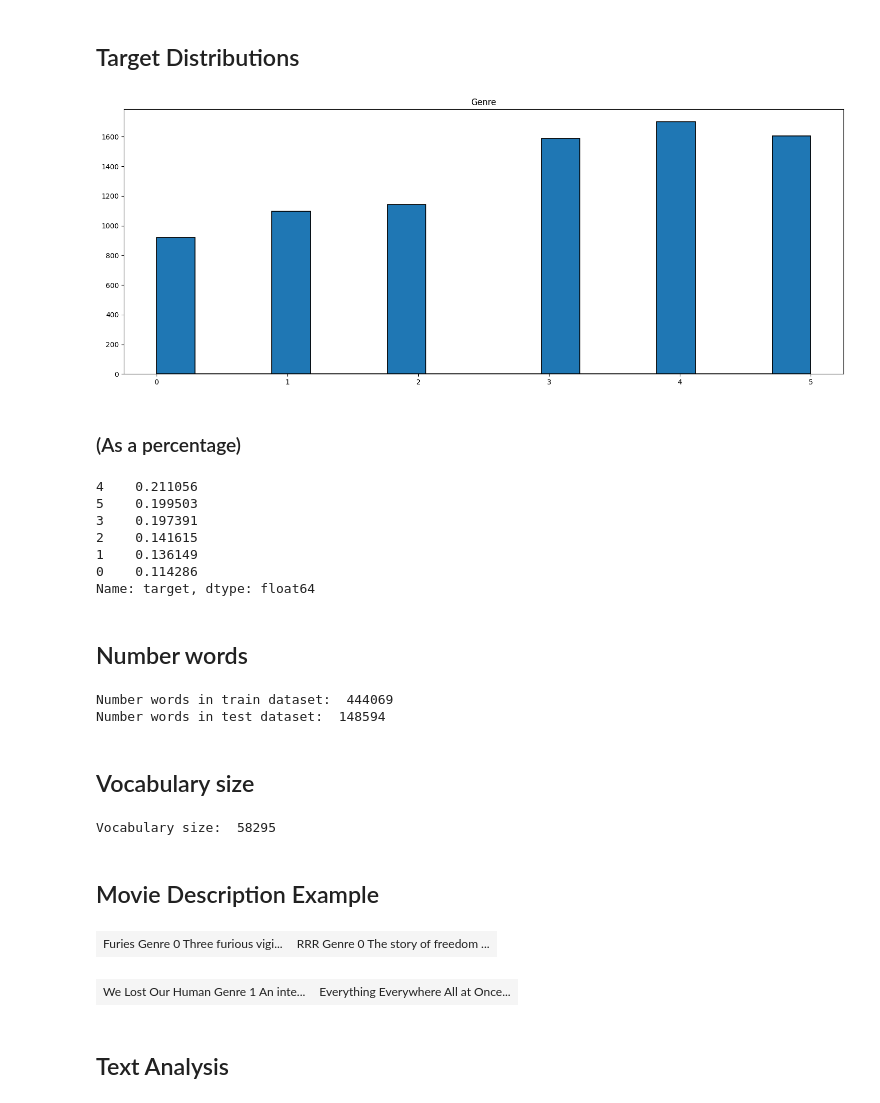
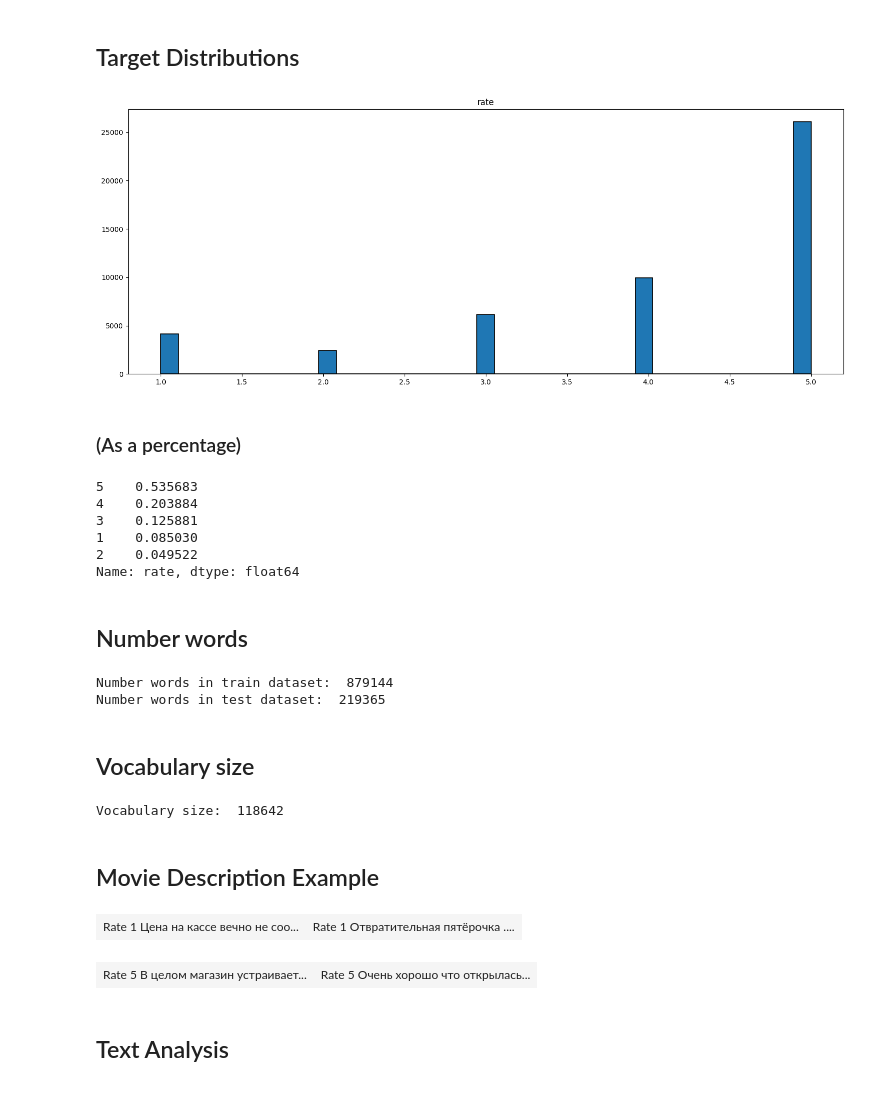
Before and after one commit to e0xextazy/nlp_huawei_new2_task, a Jupyter notebook: EDA.ipynb, the cells around one changed output. Cells and saved outputs as stored; diff of their text form; code cells hidden in the pictures.

```diff
--- a/EDA.ipynb
+++ b/EDA.ipynb
@@ -59,45 +54,44 @@ test.head()
 # %%
 fig, axes = plt.subplots(1, 1, figsize=(15, 6))
 
-sns.histplot(x="target", data=train, linewidth=1.25,
+sns.histplot(x="rate", data=train, linewidth=1.25,
              alpha=1, ax=axes, zorder=2)
-axes.set_title("Genre")
+axes.set_title("rate")
 axes.set(xlabel=None, ylabel=None)
 
 plt.tight_layout()
 plt.show()
 # %% [output]
-[figure, old version]
+[figure, new version]
 # %% [markdown]
 ### (As a percentage)
 # %%
-print(train.target.value_counts(normalize=True))
+print(train.rate.value_counts(normalize=True))
 # %% [output]
-4    0.211056
-5    0.199503
-3    0.197391
-2    0.141615
-1    0.136149
-0    0.114286
-Name: target, dtype: float64
+5    0.535683
+4    0.203884
+3    0.125881
+1    0.085030
+2    0.049522
+Name: rate, dtype: float64
 # %% [markdown]
 ## Number words
 # %%
 print("Number words in train dataset: ", len(
-    " ".join(train.movie_description.tolist()).split()))
+    " ".join(train.text.tolist()).split()))
 print("Number words in test dataset: ", len(
-    " ".join(test.movie_description.tolist()).split()))
+    " ".join(test.text.tolist()).split()))
 # %% [output]
-Number words in train dataset:  444069
-Number words in test dataset:  148594
+Number words in train dataset:  879144
+Number words in test dataset:  219365
 # %% [markdown]
 ## Vocabulary size
 # %%
-vocab_size = len(set(" ".join(train.movie_description.tolist()).split(
-) + " ".join(test.movie_description.tolist()).split()))
+vocab_size = len(set(" ".join(train.text.tolist()).split(
+) + " ".join(test.text.tolist()).split()))
 print("Vocabulary size: ", vocab_size)
 # %% [output]
-Vocabulary size:  58295
+Vocabulary size:  118642
 # %% [markdown]
 ## Movie Description Example
 # %%
@@ -127,15 +120,15 @@ def print_texts(df):
     </table>
     """))
 # %%
-horror_genre = train[train.target == 0].head(2)
-print_texts(horror_genre)
+rate_1 = train[train.rate == 1].head(2)
+print_texts(rate_1)
 # %% [output]
-| Furies Genre 0 Three furious vigi... | RRR Genre 0 The story of freedom ... |
+| Rate 1 Цена на кассе вечно не соо... | Rate 1 Отвратительная пятёрочка .... |
 # %%
-comedy_genre = train[train.target == 1].head(2)
-print_texts(comedy_genre)
+rate_5 = train[train.rate == 5].head(2)
+print_texts(rate_5)
 # %% [output]
-| We Lost Our Human Genre 1 An inte... | Everything Everywhere All at Once... |
+| Rate 5 В целом магазин устраивает... | Rate 5 Очень хорошо что открылась... |
 # %% [markdown]
 ## Text Analysis
 # %% [markdown]
```
Also changed, not shown: parts of 10 cells of this notebook, 16 other files.
